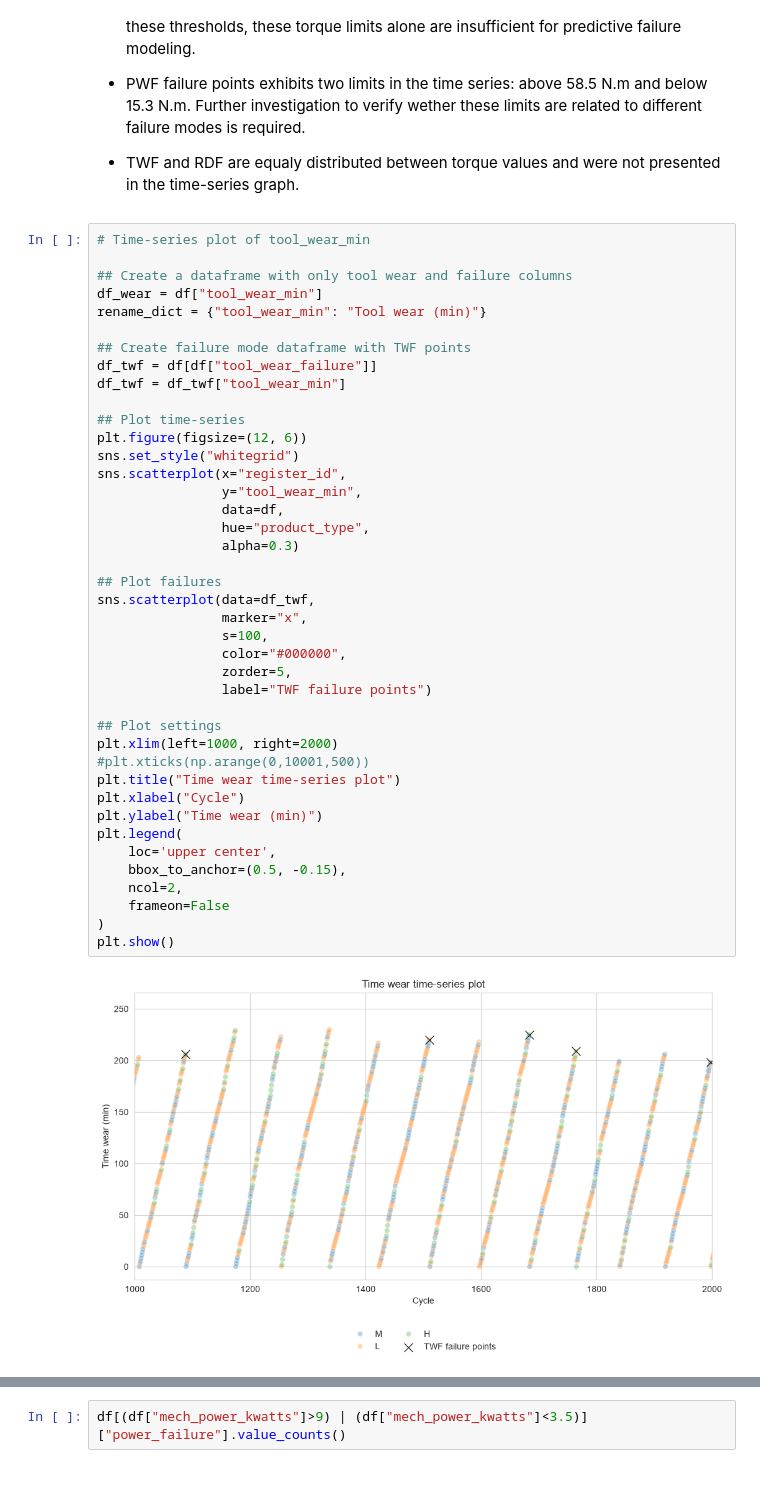
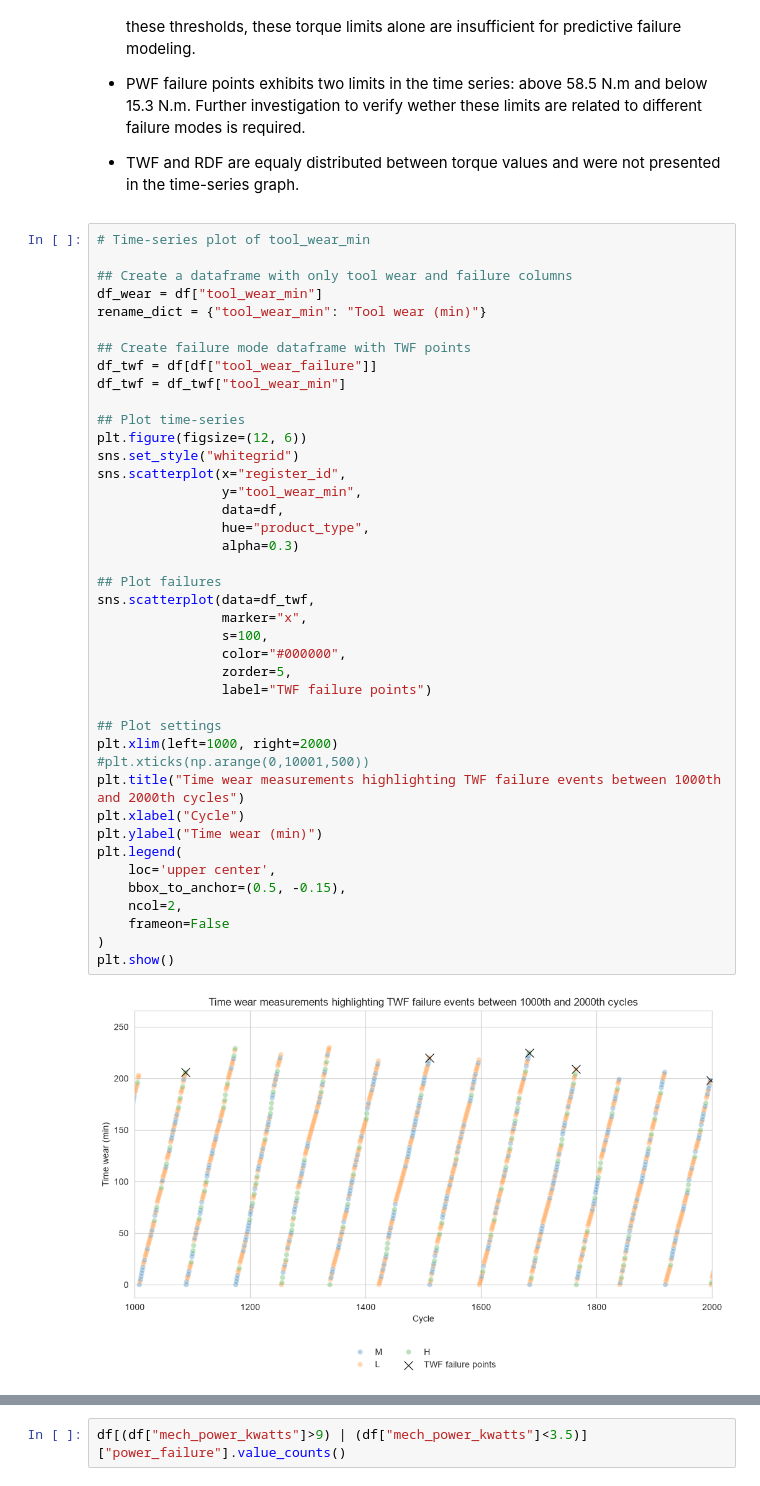
Before and after one commit to ghperez/milling-pdm, a Jupyter notebook: notebooks/03_process_variables_analysis.ipynb, the cells around one changed output, grey strips where cells are left out. Saved outputs shown, nothing was run; the diff lists cells and outputs as text.

```diff
--- a/notebooks/03_process_variables_analysis.ipynb
+++ b/notebooks/03_process_variables_analysis.ipynb
@@ -300,35 +302,35 @@ df_twf = df_twf["tool_wear_min"]
 ## Plot time-series
 plt.figure(figsize=(12, 6))
 sns.set_style("whitegrid")
 sns.scatterplot(x="register_id",
                 y="tool_wear_min",
                 data=df,
                 hue="product_type",
                 alpha=0.3)
 
 ## Plot failures
 sns.scatterplot(data=df_twf,
                 marker="x",
                 s=100,
                 color="#000000",
                 zorder=5,
                 label="TWF failure points")
 
 ## Plot settings
 plt.xlim(left=1000, right=2000)
 #plt.xticks(np.arange(0,10001,500))
-plt.title("Time wear time-series plot")
+plt.title("Time wear measurements highlighting TWF failure events between 1000th and 2000th cycles")
 plt.xlabel("Cycle")
 plt.ylabel("Time wear (min)")
 plt.legend(
     loc='upper center',
     bbox_to_anchor=(0.5, -0.15),
     ncol=2,
     frameon=False
 )
 plt.show()
 # %% [output]
-[figure, old version]
+[figure, new version]
 # %% [markdown]
 - The analysis of tool wear relative to operation cycles shows that the same tool is used across a sequence of machining operations with varying product qualities before replacement, resetting the wear counter. Furthermore, not all tool change events coincide with Tool Wear Failure (TWF), indicating the application of a preventive maintenance policy triggered by multivariant criteria rather than the wear counter alone. As tool wear values at the moment of preventive replacement are inconsistent, the wear counter is clearly not the sole determinant for component substitution.
 
```
Also changed, not shown: parts of 13 cells of this notebook.
